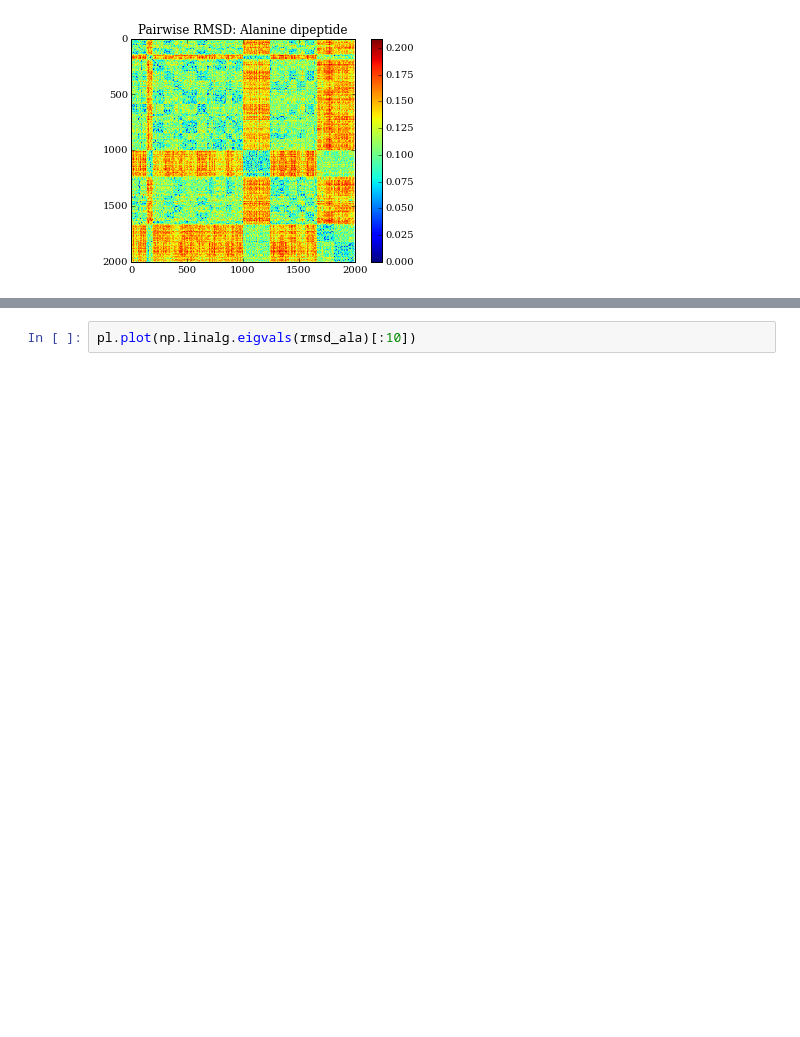
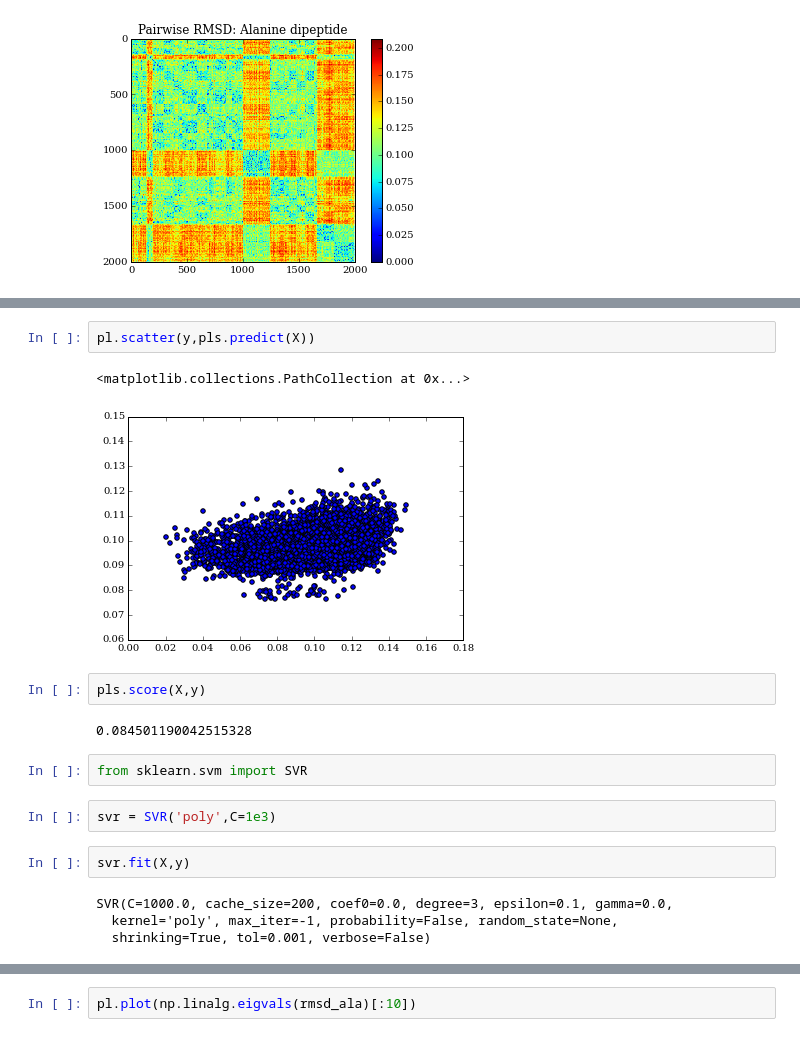
Before and after one commit to maxentile/msm-learn, a Jupyter notebook: notebooks/RMSD "kPCA".ipynb, the cells around one changed output, grey strips where cells are left out. Drawn from its saved outputs; the diff is of its cells as text; blank space fills up the shorter version.

```diff
--- a/notebooks/RMSD "kPCA".ipynb
+++ b/notebooks/RMSD "kPCA".ipynb
@@ -105,0 +163,19 @@ pl.savefig('../projects/rmsd/figures/alanine-dipeptide-rmsd.pdf')
+# %%
+pl.scatter(y,pls.predict(X))
+# %% [output]
+<matplotlib.collections.PathCollection at 0x...>
+[figure, added]
+# %%
+pls.score(X,y)
+# %% [output]
+0.084501190042515328
+# %%
+from sklearn.svm import SVR
+# %%
+svr = SVR('poly',C=1e3)
+# %%
+svr.fit(X,y)
+# %% [output]
+SVR(C=1000.0, cache_size=200, coef0=0.0, degree=3, epsilon=0.1, gamma=0.0,
+  kernel='poly', max_iter=-1, probability=False, random_state=None,
+  shrinking=True, tol=0.001, verbose=False)
```
Also changed, not shown: parts of 107 cells of this notebook, 24 other files.
